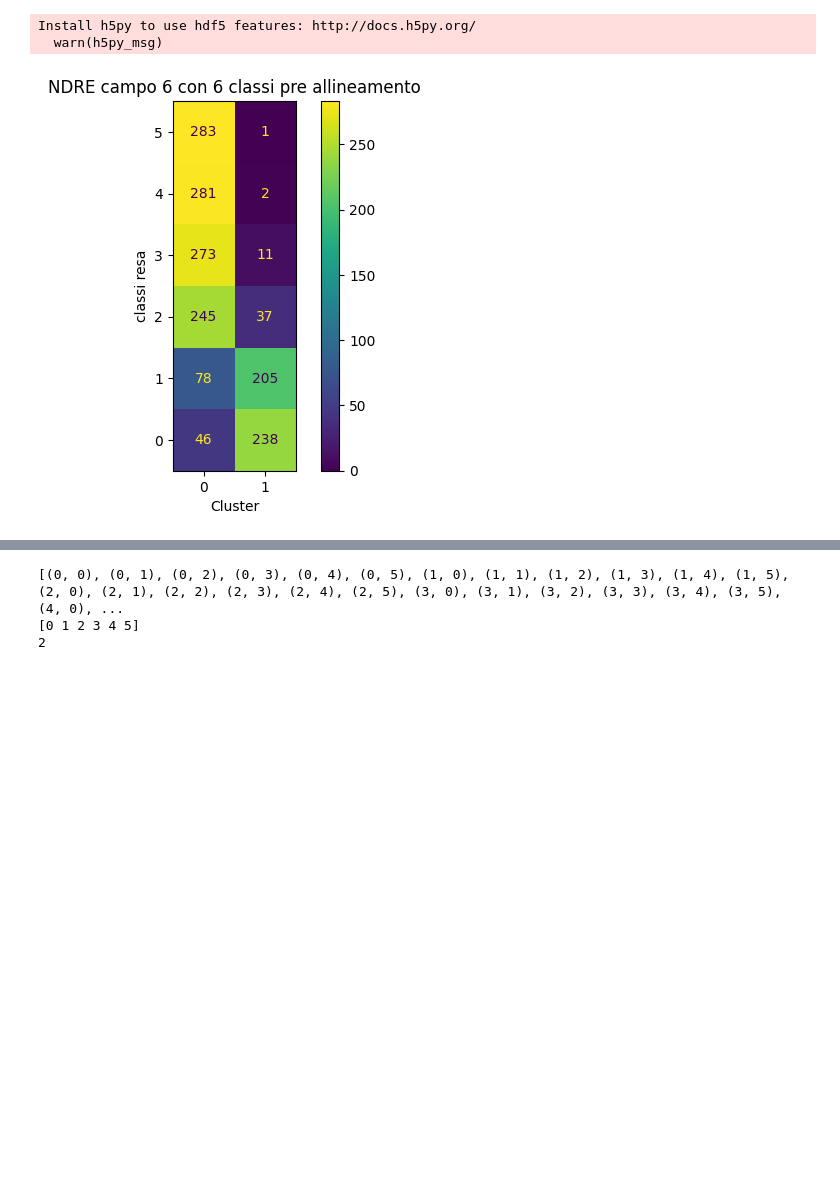
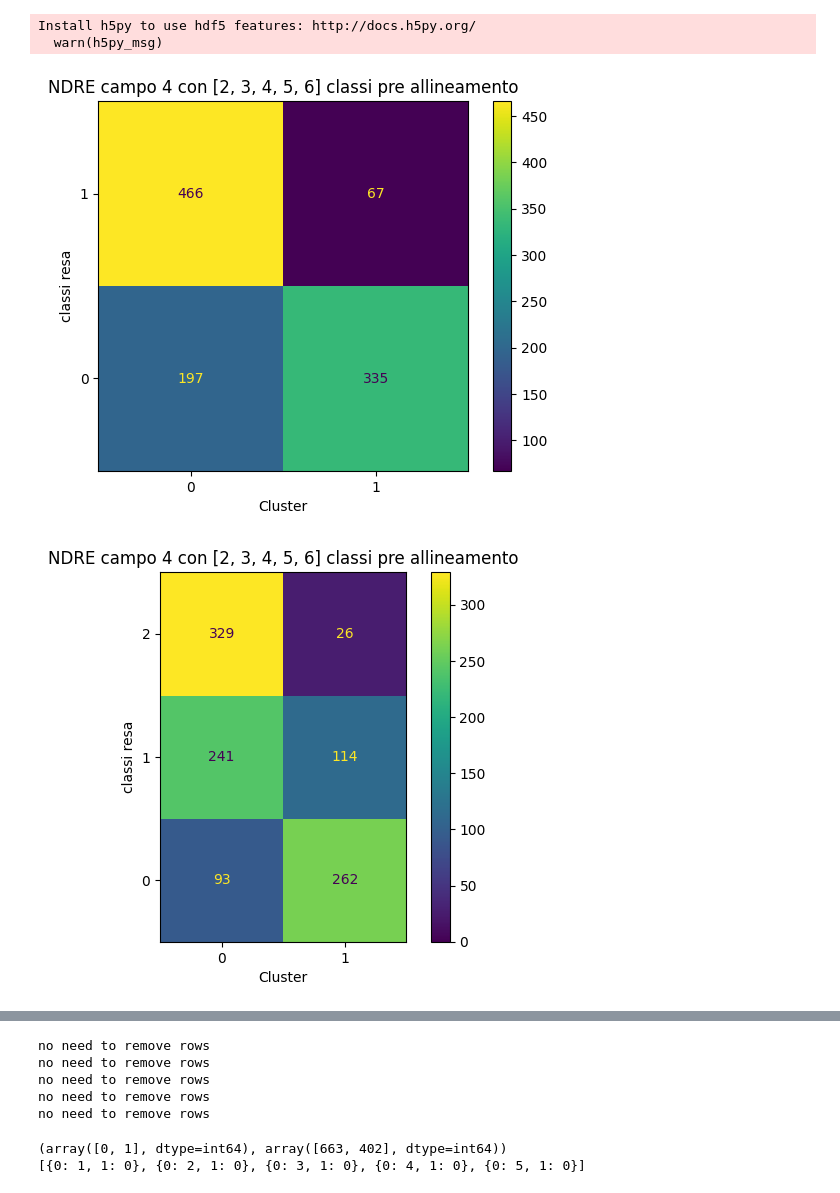
Before and after one commit to Simone-Scalella/BigDataProject, a Jupyter notebook: single_windown_ndre.ipynb, the cells around one changed output, grey strips where cells are left out. Saved outputs shown, nothing was run; the diff lists cells and outputs as text; code cells hidden in the pictures; blank space fills up the shorter version.

Commit message:
plot ndre

```diff
--- a/single_windown_ndre.ipynb
+++ b/single_windown_ndre.ipynb
@@ -65,3 +58,10 @@ newResa = newResa6
+# %%
+num_classi = list(range(2,7))
+num_cluster = k4
+campo = 4
+campoCoord = campo4
+kmeans_select = kmeans_total4
+newResa = newResa4
 # %%
 def split_resa(k,resa):
     percentile_value = 1/k
@@ -79,17 +79,20 @@ def removeTexts(xlim=np.Inf,ylim=np.Inf):
         if text.get_position()[0] > xlim or text.get_position()[1] > ylim: #check if x is more than 3
             text.remove()
 # %%
-label = split_resa(num_classi,newResa)
-
-ConfusionMatrixDisplay.from_predictions(label,kmeans_select[campoCoord])
-xdiplsay = num_cluster-0.5
-ydislpay = num_classi-0.5
-removeTexts(xlim=xdiplsay,ylim=ydislpay)
-plt.title('NDRE campo '+str(campo)+' con '+str(num_classi)+' classi pre allineamento')
-plt.xlabel('Cluster')
-plt.ylabel('classi resa')
-plt.ylim([-0.5,ydislpay])
-plt.xlim([-0.5,xdiplsay])
-plt.show()
+labels = []
+for classe in num_classi:
+    label_div = split_resa(classe,newResa)
+    labels.append(label_div)
+    ConfusionMatrixDisplay.from_predictions(label_div,kmeans_select[campoCoord])
+    xdiplsay = num_cluster-0.5
+    ydislpay = classe-0.5
+    removeTexts(xlim=xdiplsay,ylim=ydislpay)
+    plt.title('NDRE campo '+str(campo)+' con '+str(num_classi)+' classi pre allineamento')
+    plt.xlabel('Cluster')
+    plt.ylabel('classi resa')
+    plt.ylim([-0.5,ydislpay])
+    plt.xlim([-0.5,xdiplsay])
+    plt.show()
 # %% [output]
-[figure, old version]
+[figure, new version]
+[figure, added]
@@ -96,9 +102,5 @@ plt.show()
 # %%
-print(list(product(np.unique(label),repeat=len(np.unique(kmeans_select[campoCoord])))))
-print(np.unique(label))
-print(len(np.unique(kmeans_select[campoCoord])))
+#print(list(product(np.unique(label),repeat=len(np.unique(kmeans_select[campoCoord])))))
+#print(np.unique(label))
+#print(len(np.unique(kmeans_select[campoCoord])))
-# %% [output]
-[(0, 0), (0, 1), (0, 2), (0, 3), (0, 4), (0, 5), (1, 0), (1, 1), (1, 2), (1, 3), (1, 4), (1, 5), (2, 0), (2, 1), (2, 2), (2, 3), (2, 4), (2, 5), (3, 0), (3, 1), (3, 2), (3, 3), (3, 4), (3, 5), (4, 0), ...
-[0 1 2 3 4 5]
-2
 # %%
@@ -122,0 +137,29 @@ def best_cluster(matrice,cluster):
+# %%
+cluster_class_mappings = []
+matrice_confusione = []
+
+for classe,label in zip(num_classi,labels):
+    cluster_class_mapping_new = {}
+    matrice_elem_new = np.ndarray((len(np.unique(kmeans_select[campoCoord])),classe))
+
+    matrice_confusione_new = confusion_matrix(label,kmeans_select[campoCoord])
+    matrice_confusione_new = removeRow(classe,num_cluster,matrice_confusione_new)
+
+    for kmean in range(0,num_cluster):
+        matrice_elem_new[kmean,:] = matrice_confusione_new[:,kmean]
+
+    cluster_class_mapping_new = best_cluster(matrice_elem_new,kmeans_select[campoCoord],label)
+    cluster_class_mappings.append(cluster_class_mapping_new)
+    matrice_confusione.append(matrice_confusione_new)
+# %% [output]
+no need to remove rows
+no need to remove rows
+no need to remove rows
+no need to remove rows
+no need to remove rows
+# %%
+print(np.unique(kmeans_select[campoCoord],return_counts=True))
+print(cluster_class_mappings)
+# %% [output]
+(array([0, 1], dtype=int64), array([663, 402], dtype=int64))
+[{0: 1, 1: 0}, {0: 2, 1: 0}, {0: 3, 1: 0}, {0: 4, 1: 0}, {0: 5, 1: 0}]
```
Also changed, not shown: parts of 20 cells of this notebook, 1 other file.
